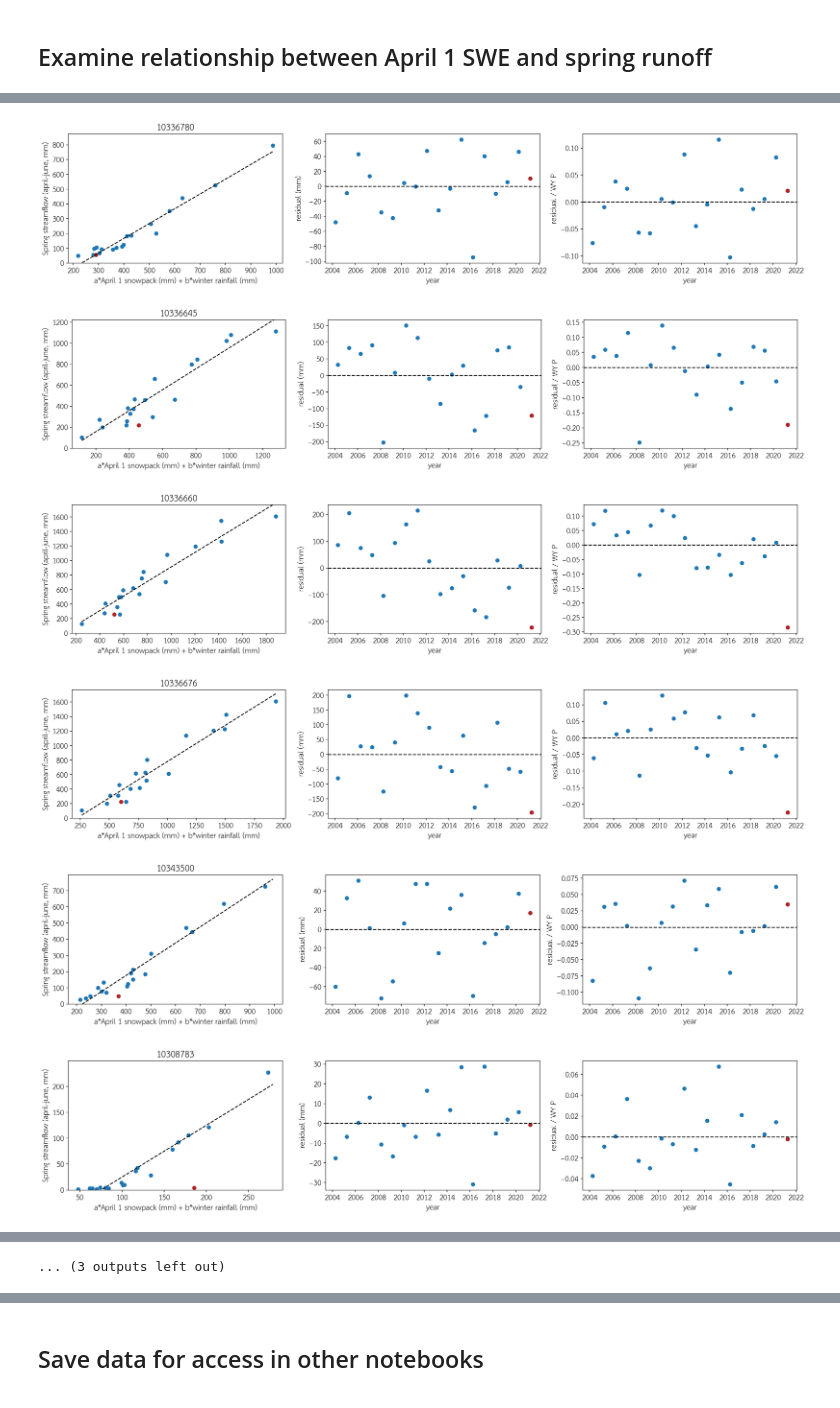
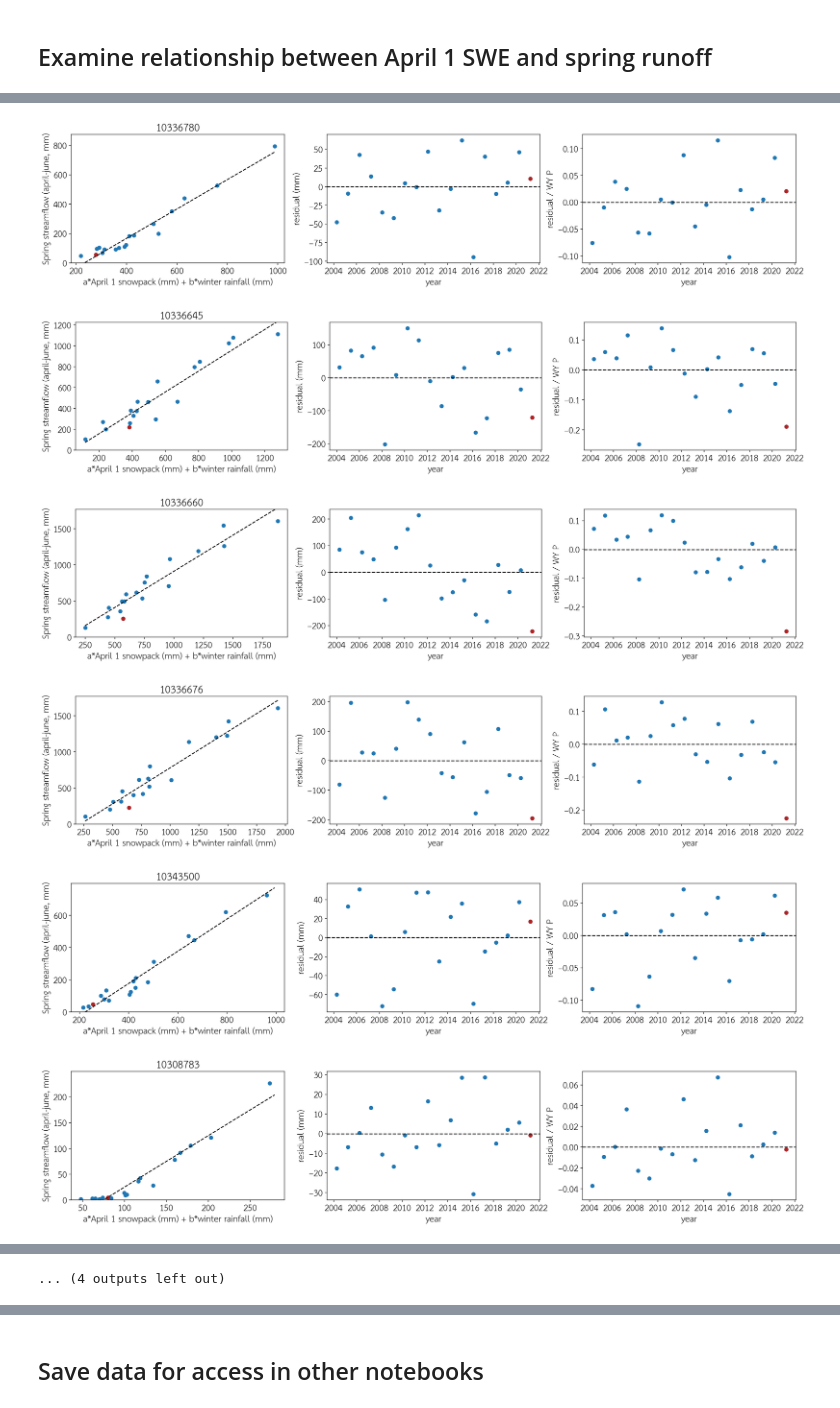
Before and after one commit to lapidesd/CA_missing_freshet, a Jupyter notebook: Colab_notebooks/April_1_SWE_vs_streamflow.ipynb, the cells around one changed output, grey strips where cells are left out. Saved outputs shown, nothing was run; the diff lists cells and outputs as text; code cells hidden in the pictures.

```diff
--- a/Colab_notebooks/April_1_SWE_vs_streamflow.ipynb
+++ b/Colab_notebooks/April_1_SWE_vs_streamflow.ipynb
@@ -312,6 +315,7 @@ snow_data = swe_data[(swe_data.index.month==4) &
 residuals_snodas = {} # residuals in (SWE,P)-Q relationship
 snow_data_perc = {} # SWE percentiles
 springflow_perc = {} # spring Q percentiles
+rain_perc = {}
 
 Pdata=''
 for gage in gages.SITE_NO.values:
@@ -325,19 +329,41 @@ for gage in gages.SITE_NO.values:
   snow_mm = snow_data[col]
   mask = (np.isfinite(yvals)) & (np.isfinite(snow_mm.values))
 
-  # get percentiles (I don't think this is used)
+  # get percentiles
   springflow_perc[gage] = [stats.percentileofscore(yvals, a, 'rank') for a in yvals]
   snow_perc = [stats.percentileofscore(snow_mm, a, 'rank') for a in snow_mm]
+  rain_perc[gage] = [stats.percentileofscore(wy_totals[gage].winter_P.values,a,
+                                       'rank') for a in wy_totals[gage].winter_P.values]
   snow_data_perc[gage] = snow_perc
+
 
   # mask by non-inf and non-nan
   snow_mm = snow_mm.values[mask]
   rain = wy_totals[gage].winter_P.values[mask]
   yvals = np.array(yvals)[mask]
+  rain_data_all[gage] = wy_totals[gage].winter_P.values
 
   # fit a relationship between SWE and Q
   popt, pcov = curve_fit(func, (snow_mm,rain), yvals)
   residuals = np.array(yvals) - func((snow_mm,rain), *popt)
+  # SS = sum([r**2 for r in residuals])
+  # conf = np.sqrt((SS/(len(snow_mm)-3))*np.diagonal(pcov))
+
+  # Leave one out cross-validation
+  resids = []
+  for i in range(len(snow_mm)):
+    snow_mm_test = list(snow_mm.copy())
+    rain_test = list(rain.copy())
+    snow_mm_test.pop(i)
+    rain_test.pop(i)
+    yvals_test = list(yvals.copy())
+    yvals_test.pop(i)
+    popt_test, pcov_test = curve_fit(func, (snow_mm_test, rain_test), yvals_test)
+    ypred_test = func((snow_mm[i:i+1],rain[i:i+1]),*popt_test)
+    res_test = (yvals[i]-ypred_test[0])
+    resids.append(abs(res_test))
+  res_test = np.nanmean(resids)
+  print('LOO',res_test)
 
   # add back in spaces where inf and nan vals were to retain correct years
   residuals1 = []
@@ -355,11 +381,38 @@ for gage in gages.SITE_NO.values:
   ax.scatter(snow_mm*popt[0]+rain*popt[1],yvals)
   ax.set_xlabel('a*April 1 snowpack (mm) + b*winter rainfall (mm)')
   ax.set_ylabel('Spring streamflow (april-june, mm)')
-  ax.scatter(snow_mm[-1:],springflow[gage][-1:],
-              c='firebrick')
+  # ax.scatter(snow_mm[-1:],springflow[gage][-1:],
+  #             c='firebrick')
+  ax.scatter(snow_mm[-1:]*popt[0]+rain[-1:]*popt[1],yvals[-1:],
+             c='firebrick')
   xvals = (np.linspace(np.nanmin(snow_mm),np.nanmax(snow_mm)),
            np.linspace(np.nanmin(rain),np.nanmax(rain)))
   ax.plot(func(xvals,*popt)-popt[2],func(xvals,*popt),c='k',ls='--')
+
+  from scipy.stats.distributions import  t
+
+  alpha = 0.25 # 95% confidence interval = 100*(1-alpha)
+
+  n = len(xvals[0])    # number of data points
+  p = len(popt) # number of parameters
+
+  dof = max(0, n - p) # number of degrees of freedom
+
+  # # student-t value for the dof and confidence level
+  # tval = t.ppf(1.0-alpha/2., dof)
+  # pmins = []
+  # pmaxs = []
+  # for i, p, var in zip(range(n), popt, np.diag(pcov)):
+  #     sigma = var**0.5
+  #     # print ('p{0}: {1} [{2}  {3}]'.format(i, p,
+  #     #                               p - sigma*tval,
+  #     #                               p + sigma*tval))
+  #     pmins.append(p - sigma*tval)
+  #     pmaxs.append(p + sigma*tval)
+  # print(snow_mm[-1]*pmins[0]+rain[-1]*pmins[1]+pmins[2],
+  #       snow_mm[-1]*pmaxs[0]+rain[-1]*pmaxs[1]+pmaxs[2],
+  #       yvals[-1])
+
 
   ax.set_title(gage)
   ax.set_ylim(0,np.nanmax(springflow[gage])*1.1)
@@ -395,6 +463,6 @@ for gage in gages.SITE_NO.values:
-[figure, old version]
+[figure, new version]
-[figure, old version]
+[figure, new version]
-[figure, old version]
+[figure, new version]
-[figure, old version]
+[figure, new version]
-[figure, old version]
+[figure, new version]
-[figure, old version]
+[figure, new version]
@@ -407,4 +474,4 @@ for gage in gages.SITE_NO.values:
-... (3 outputs left out)
+... (4 outputs left out)
 # %%
 # save residuals so they're all the same length and can be put into a dataframe
 
```
Also changed, not shown: parts of 6 cells of this notebook.
